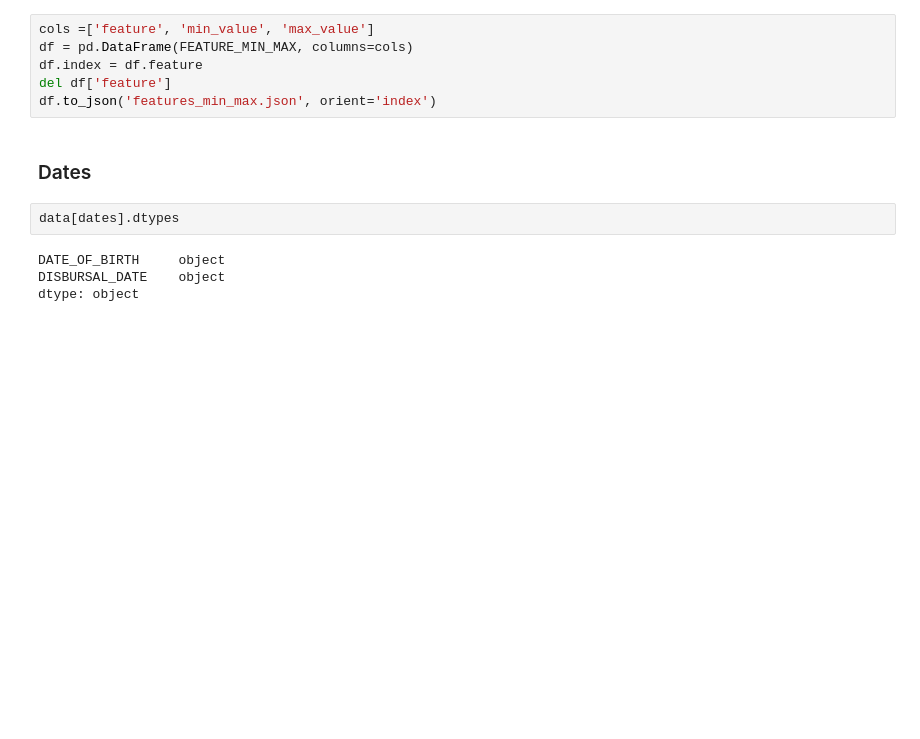
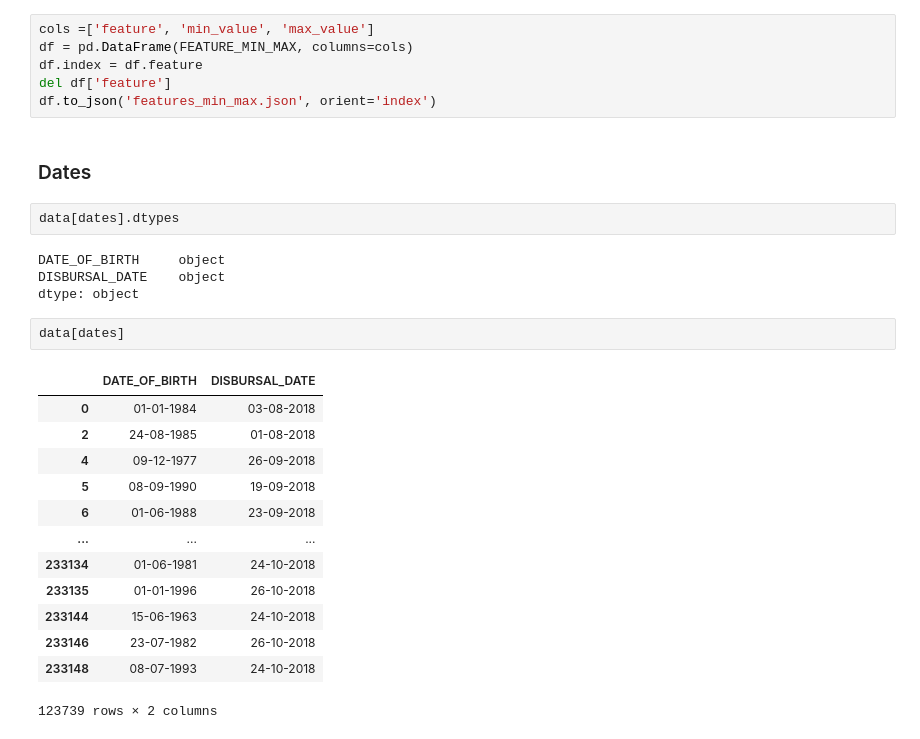
Before and after one commit to masete/L-T-Vehicle-loan-prediction, a Jupyter notebook: data_cleaning.ipynb, the cells around one changed output. Cells and saved outputs as stored; diff of their text form; blank space fills up the shorter version.

Commit message:
working on dates

```diff
--- a/data_cleaning.ipynb
+++ b/data_cleaning.ipynb
@@ -201,3 +201,19 @@ data[dates].dtypes
 DATE_OF_BIRTH     object
 DISBURSAL_DATE    object
 dtype: object
+# %%
+data[dates]
+# %% [output]
+|  | DATE_OF_BIRTH | DISBURSAL_DATE |
+| 0 | 01-01-1984 | 03-08-2018 |
+| 2 | 24-08-1985 | 01-08-2018 |
+| 4 | 09-12-1977 | 26-09-2018 |
+| 5 | 08-09-1990 | 19-09-2018 |
+| 6 | 01-06-1988 | 23-09-2018 |
+| ... | ... | ... |
+| 233134 | 01-06-1981 | 24-10-2018 |
+| 233135 | 01-01-1996 | 26-10-2018 |
+| 233144 | 15-06-1963 | 24-10-2018 |
+| 233146 | 23-07-1982 | 26-10-2018 |
+| 233148 | 08-07-1993 | 24-10-2018 |
+123739 rows × 2 columns
```
Also changed, not shown: parts of 4 cells of this notebook, 1 other file.
